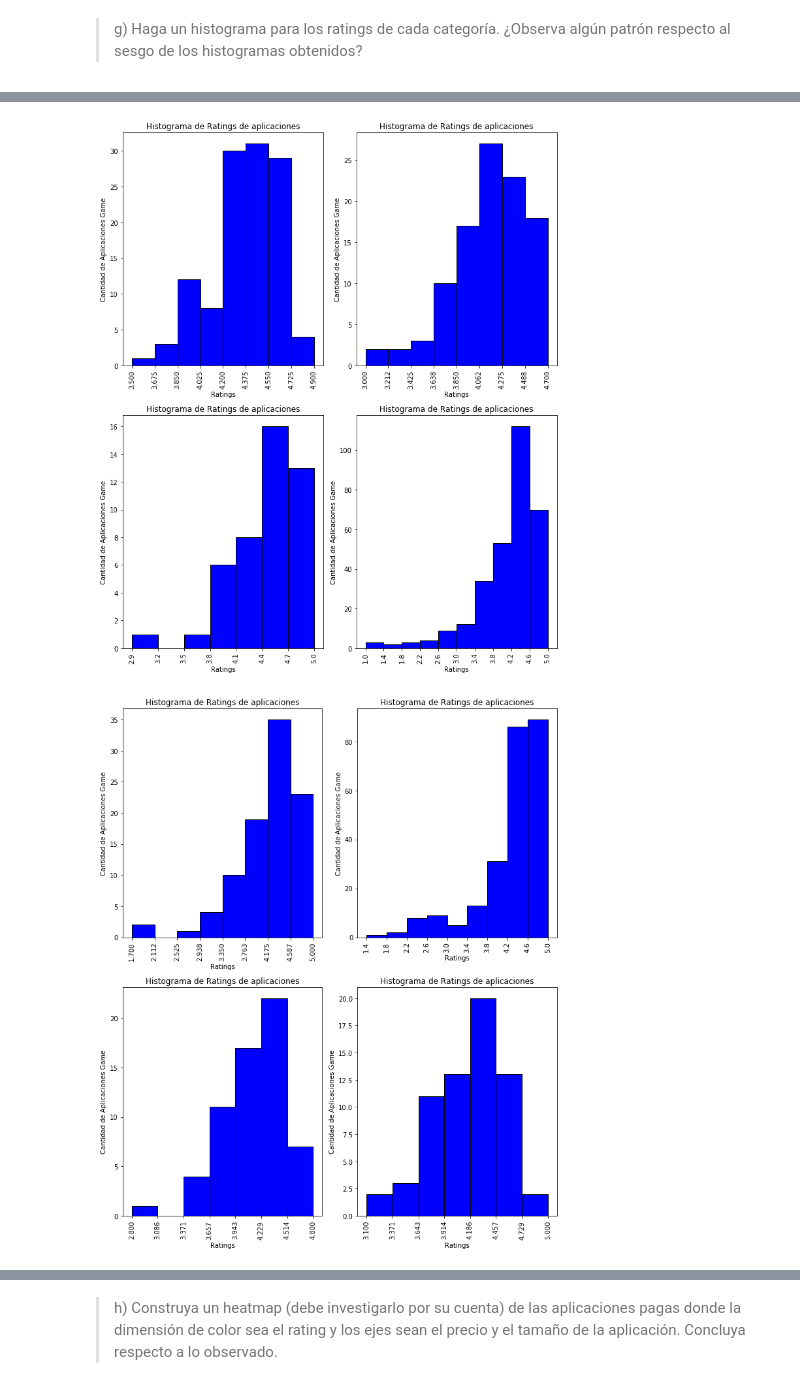
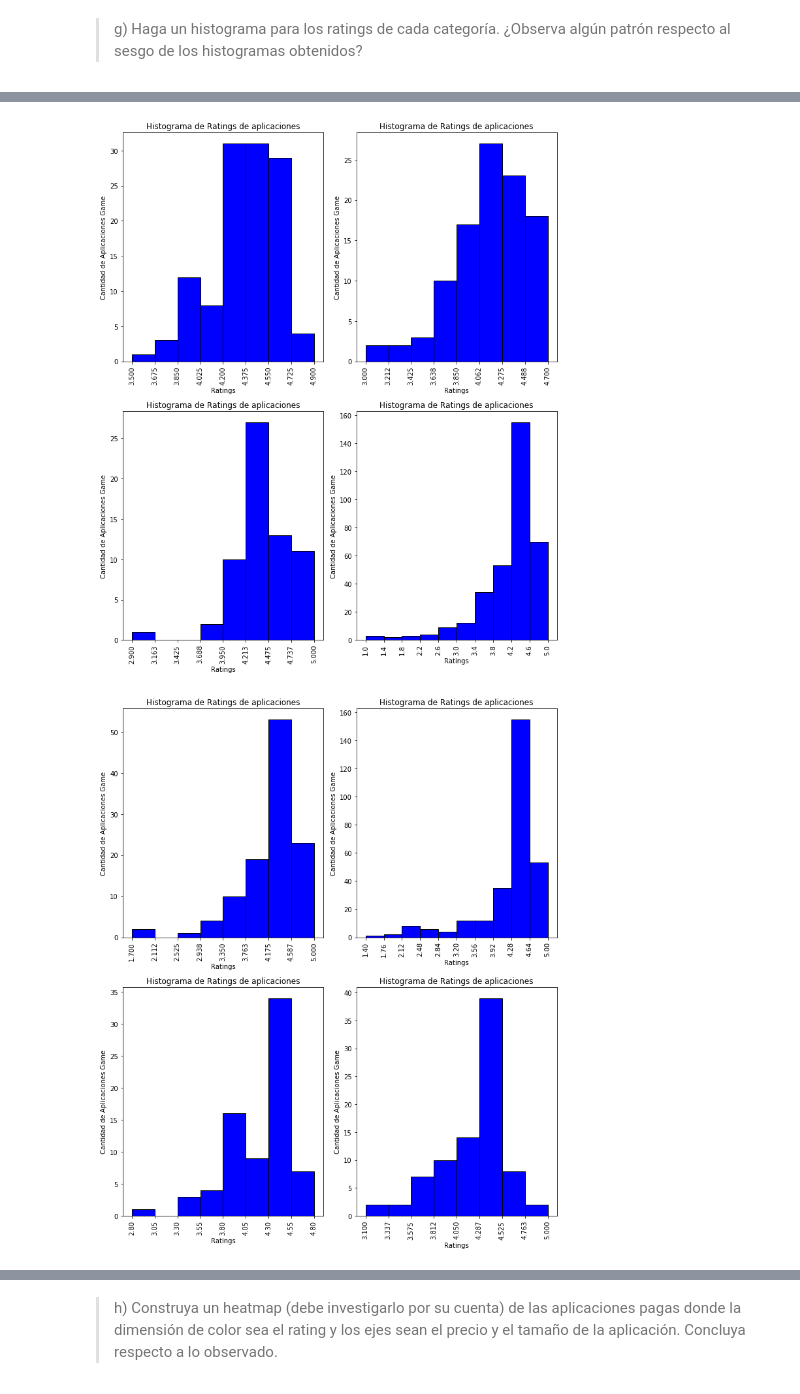
Before and after one commit to Felipitoo/estaca, a Jupyter notebook: Laboratorio 1.ipynb, the cells around one changed output, grey strips where cells are left out. Saved outputs shown, nothing was run; the diff lists cells and outputs as text; code cells hidden in the pictures.

```diff
--- a/Laboratorio 1.ipynb
+++ b/Laboratorio 1.ipynb
@@ -544,8 +560,7 @@ cont=0
 
 
 
-
-
+data["Rating"] = data["Rating"].fillna(data["Rating"].median())
 
 
 fig = plt.figure(figsize=(10,12))
@@ -872,2 +887,2 @@ plt.show()
-[figure, old version]
+[figure, new version]
-[figure, old version]
+[figure, new version]
```
Also changed, not shown: parts of 3 cells of this notebook, 1 other file.
